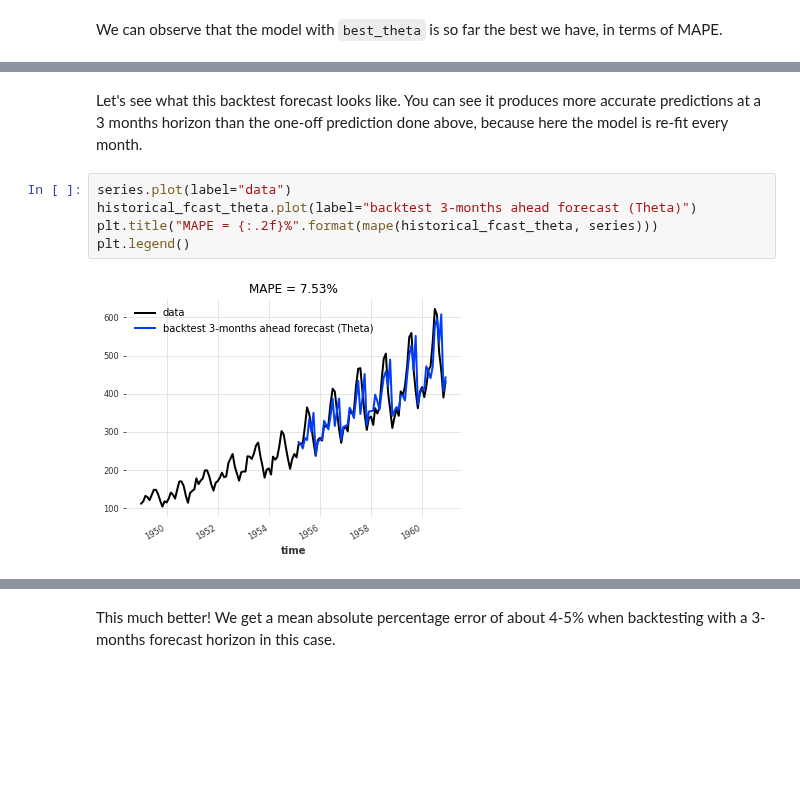
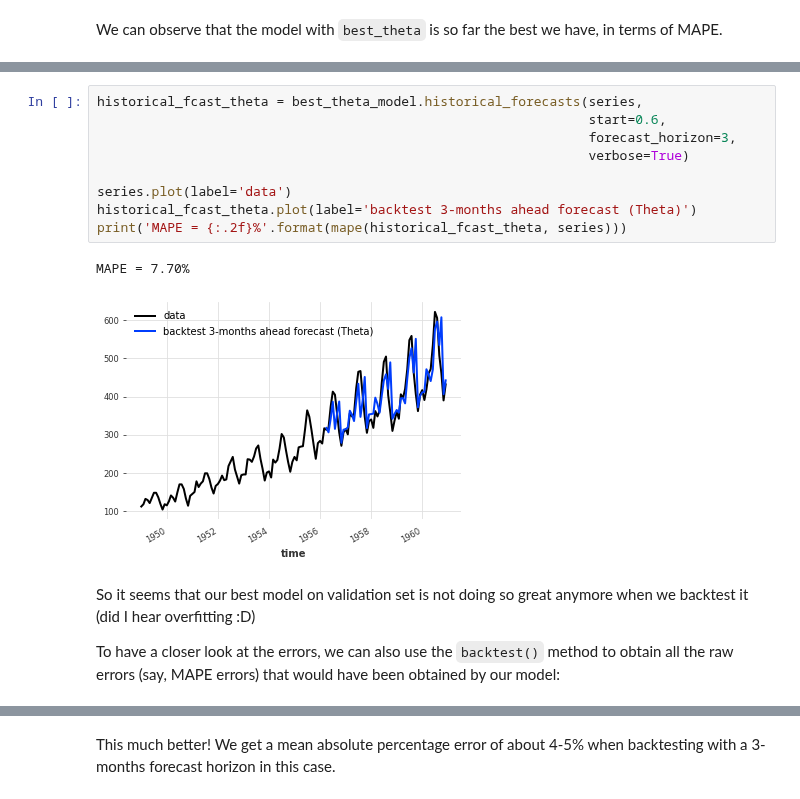
Before and after one commit to unit8co/darts, a Jupyter notebook: examples/00-quickstart.ipynb, the cells around one changed output, grey strips where cells are left out. Saved outputs shown, nothing was run; the diff lists cells and outputs as text; blank space fills up the shorter version.

```diff
--- a/examples/00-quickstart.ipynb
+++ b/examples/00-quickstart.ipynb
@@ -267,9 +310,16 @@ Median error (MAPE) over all historical forecasts: 4.205414890336164
-# %% [markdown]
-Let's see what this backtest forecast looks like. You can see it produces more accurate predictions at a 3 months horizon than the one-off prediction done above, because here the model is re-fit every month.
 # %%
-series.plot(label="data")
-historical_fcast_theta.plot(label="backtest 3-months ahead forecast (Theta)")
-plt.title("MAPE = {:.2f}%".format(mape(historical_fcast_theta, series)))
-plt.legend()
+historical_fcast_theta = best_theta_model.historical_forecasts(series,
+                                                               start=0.6,
+                                                               forecast_horizon=3,
+                                                               verbose=True)
+
+series.plot(label='data')
+historical_fcast_theta.plot(label='backtest 3-months ahead forecast (Theta)')
+print('MAPE = {:.2f}%'.format(mape(historical_fcast_theta, series)))
 # %% [output]
+MAPE = 7.70%
-[figure, old version]
+[figure, new version]
+# %% [markdown]
+So it seems that our best model on validation set is not doing so great anymore when we backtest it (did I hear overfitting :D)
+
+To have a closer look at the errors, we can also use the `backtest()` method to obtain all the raw errors (say, MAPE errors) that would have been obtained by our model:
```
Also changed, not shown: parts of 142 cells of this notebook, 5 other files.
